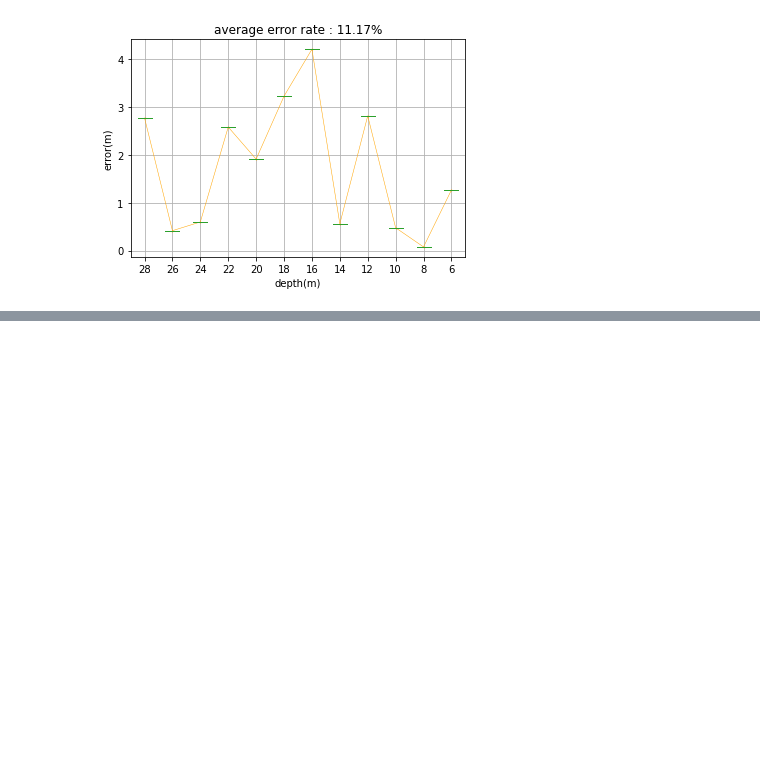
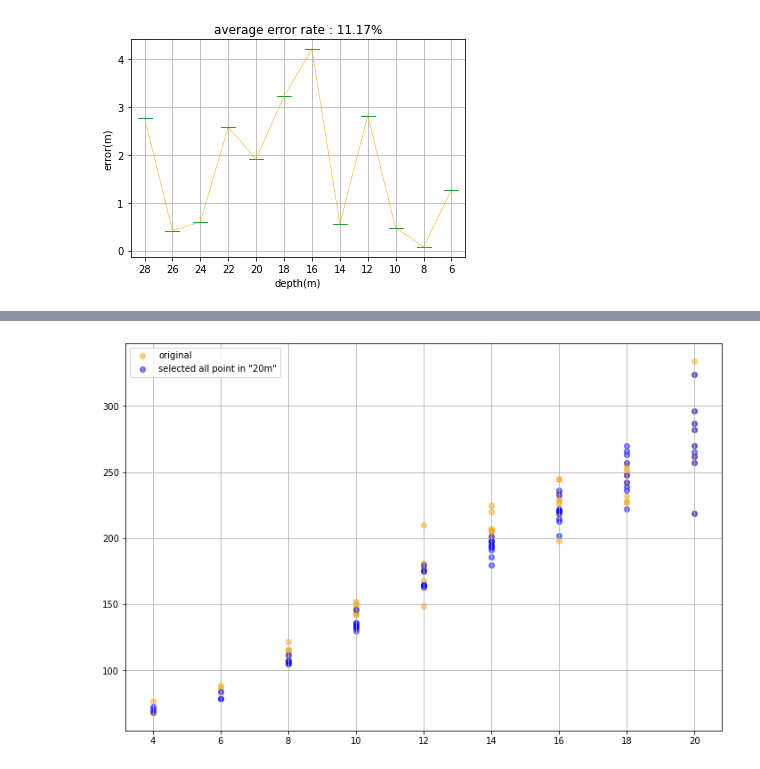
Before and after one commit to YoungseokOh/Depth-evaluation, a Jupyter notebook: plot_example.ipynb, the cells around one changed output, grey strips where cells are left out. Saved outputs shown, nothing was run; the diff lists cells and outputs as text; code cells hidden in the pictures; blank space fills up the shorter version.

```diff
--- a/plot_example.ipynb
+++ b/plot_example.ipynb
@@ -251,0 +282,15 @@ selected_depth_list = utils.coord_to_depth(selected_dist_path, box_coord)
+# %%
+# df original depth
+df_depth_regression = set_regression(depth_list, depth_name_list, degree=degree)
+df_reg_diff_ori, df_error_rate_ori = cal_error_regression(depth_name_list, df_depth_regression)
+# df selected depth
+df_selected_depth_regression = set_regression(selected_depth_list, depth_name_list, degree=degree)
+df_selected_reg_diff_ori, df_selected_error_rate_ori = cal_error_regression(depth_name_list, df_selected_depth_regression)
+# %%
+# plot two different data
+plt.scatter(df_depth_regression['variable'].values, df_depth_regression['value'].values, c="orange", alpha=0.5)
+plt.scatter(df_selected_depth_regression['variable'].values, df_selected_depth_regression['value'].values, c="blue", alpha=0.5)
+plt.legend(['original', 'selected all point in "20m"'])
+plt.grid(True)
+# %% [output]
+[figure, added]
```
Also changed, not shown: parts of 74 cells of this notebook.
